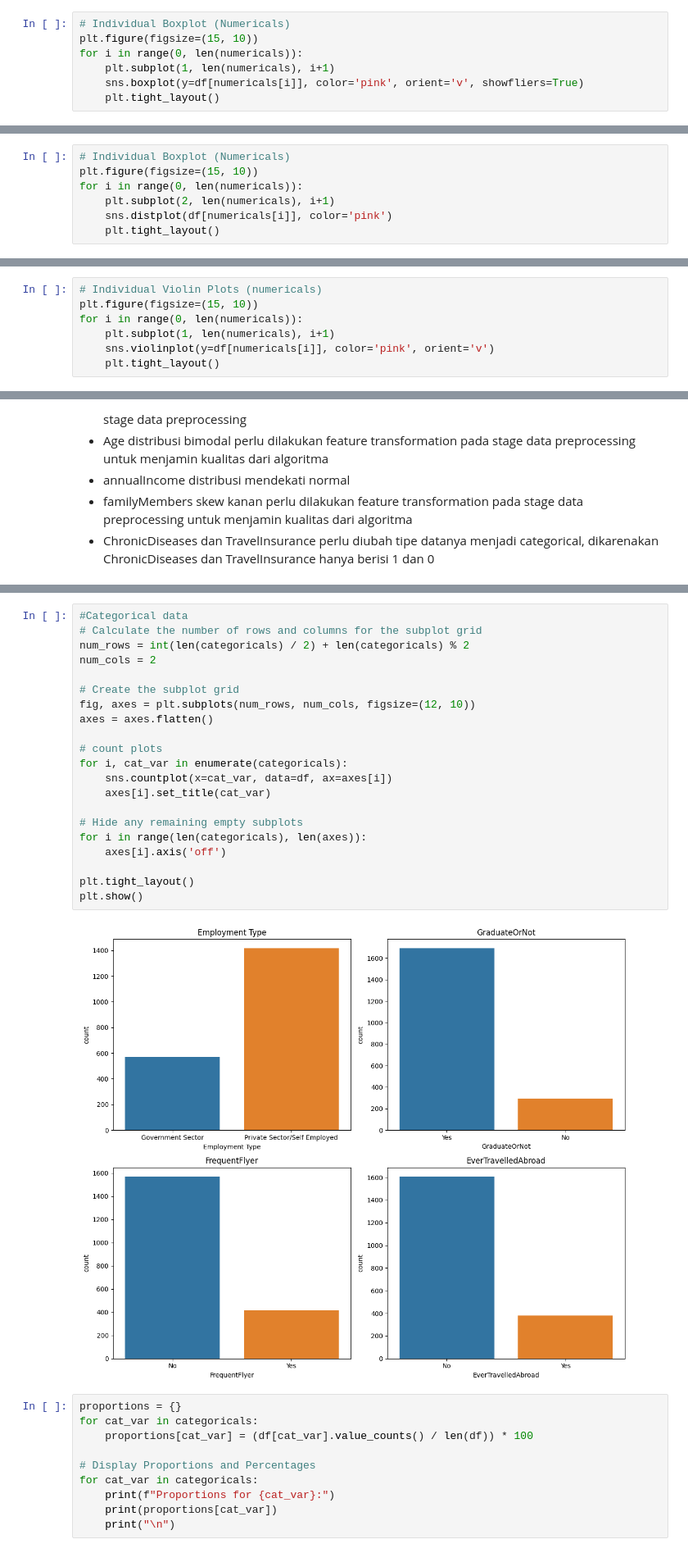
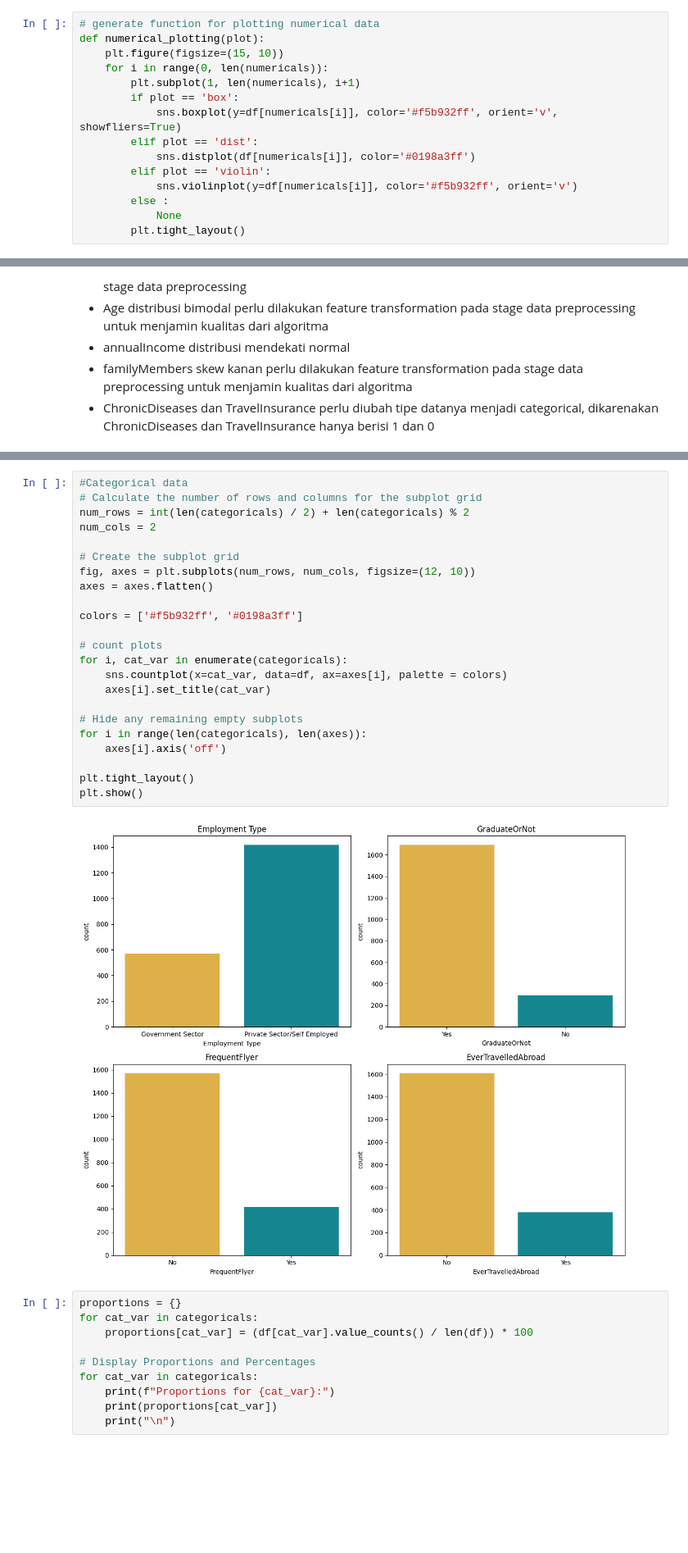
Before and after one commit to DataRoastery/Final_Stage, a Jupyter notebook: Data_Roastery_Source_Code.ipynb, the cells around one changed output, grey strips where cells are left out. Shown at 82% size. Cells and saved outputs as stored; diff of their text form; blank space fills up the shorter version.

```diff
--- a/Data_Roastery_Source_Code.ipynb
+++ b/Data_Roastery_Source_Code.ipynb
@@ -128,7 +131,15 @@ df[categoricals].describe()
 # %%
-# Individual Boxplot (Numericals)
-plt.figure(figsize=(15, 10))
-for i in range(0, len(numericals)):
-    plt.subplot(1, len(numericals), i+1)
-    sns.boxplot(y=df[numericals[i]], color='pink', orient='v', showfliers=True)
-    plt.tight_layout()
+# generate function for plotting numerical data
+def numerical_plotting(plot):
+    plt.figure(figsize=(15, 10))
+    for i in range(0, len(numericals)):
+        plt.subplot(1, len(numericals), i+1)
+        if plot == 'box':
+            sns.boxplot(y=df[numericals[i]], color='#f5b932ff', orient='v', showfliers=True)
+        elif plot == 'dist':
+            sns.distplot(df[numericals[i]], color='#0198a3ff')
+        elif plot == 'violin':
+            sns.violinplot(y=df[numericals[i]], color='#f5b932ff', orient='v')
+        else :
+            None
+        plt.tight_layout()
@@ -137,7 +145,0 @@ for i in range(0, len(numericals)):
-# %%
-# Individual Boxplot (Numericals)
-plt.figure(figsize=(15, 10))
-for i in range(0, len(numericals)):
-    plt.subplot(2, len(numericals), i+1)
-    sns.distplot(df[numericals[i]], color='pink')
-    plt.tight_layout()
@@ -146,7 +145,0 @@ for i in range(0, len(numericals)):
-# %%
-# Individual Violin Plots (numericals)
-plt.figure(figsize=(15, 10))
-for i in range(0, len(numericals)):
-    plt.subplot(1, len(numericals), i+1)
-    sns.violinplot(y=df[numericals[i]], color='pink', orient='v')
-    plt.tight_layout()
@@ -217,26 +226,28 @@ max_IQR = 2.5
 # %%
 #Categorical data
 # Calculate the number of rows and columns for the subplot grid
 num_rows = int(len(categoricals) / 2) + len(categoricals) % 2
 num_cols = 2
 
 # Create the subplot grid
 fig, axes = plt.subplots(num_rows, num_cols, figsize=(12, 10))
 axes = axes.flatten()
 
+colors = ['#f5b932ff', '#0198a3ff']
+
 # count plots
 for i, cat_var in enumerate(categoricals):
-    sns.countplot(x=cat_var, data=df, ax=axes[i])
+    sns.countplot(x=cat_var, data=df, ax=axes[i], palette = colors)
     axes[i].set_title(cat_var)
 
 # Hide any remaining empty subplots
 for i in range(len(categoricals), len(axes)):
     axes[i].axis('off')
 
 plt.tight_layout()
 plt.show()
 # %% [output]
-[figure, old version]
+[figure, new version]
 # %%
 proportions = {}
 for cat_var in categoricals:
```
Also changed, not shown: parts of 52 cells of this notebook.
